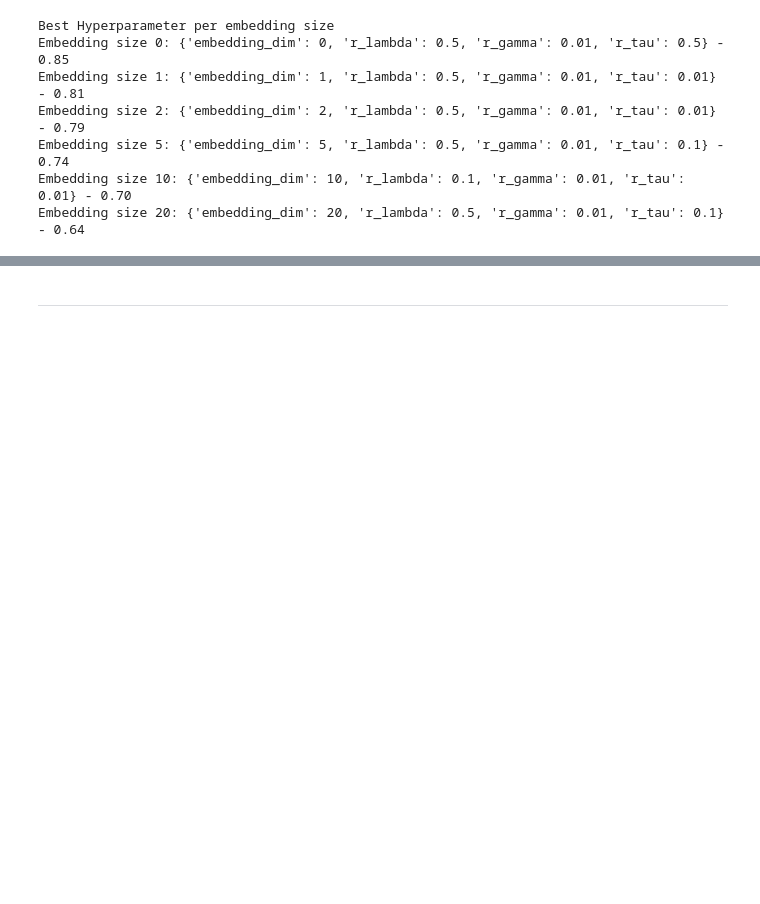
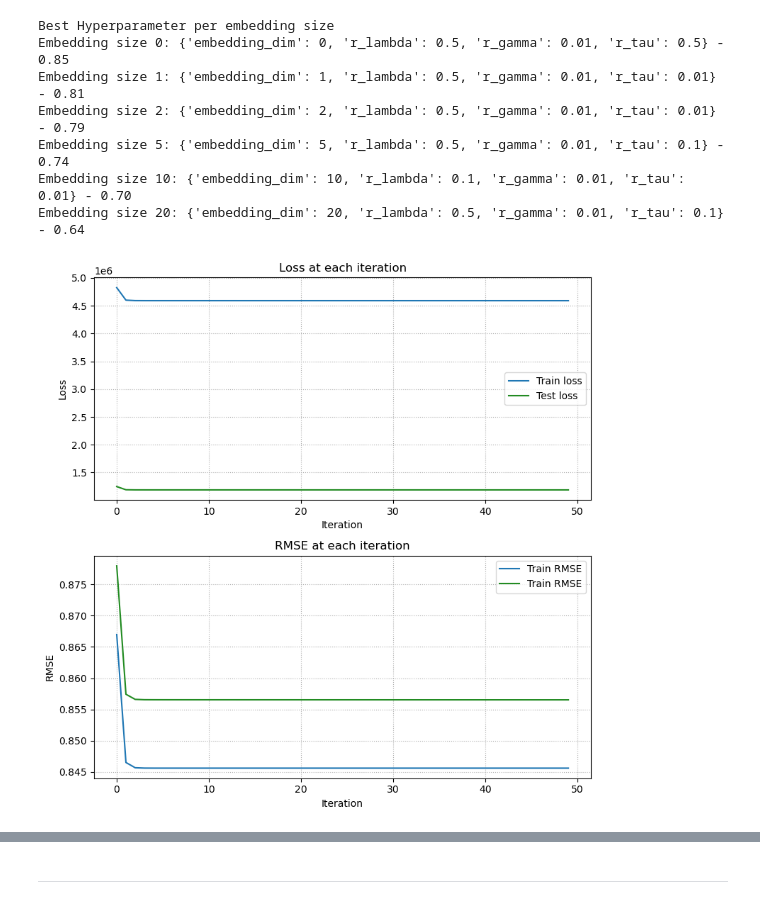
Before and after one commit to Toavina00/Recommender-system, a Jupyter notebook: notebooks/training.ipynb, the cells around one changed output, grey strips where cells are left out. Drawn from its saved outputs; the diff is of its cells as text; code cells hidden in the pictures; blank space fills up the shorter version.

Commit message:
fix training

```diff
--- a/notebooks/training.ipynb
+++ b/notebooks/training.ipynb
@@ -55,3 +55,34 @@ Embedding size 2: {'embedding_dim': 2, 'r_lambda': 0.5, 'r_gamma': 0.01, 'r_tau'
 Embedding size 5: {'embedding_dim': 5, 'r_lambda': 0.5, 'r_gamma': 0.01, 'r_tau': 0.1} - 0.74
 Embedding size 10: {'embedding_dim': 10, 'r_lambda': 0.1, 'r_gamma': 0.01, 'r_tau': 0.01} - 0.70
 Embedding size 20: {'embedding_dim': 20, 'r_lambda': 0.5, 'r_gamma': 0.01, 'r_tau': 0.1} - 0.64
+# %%
+hyper_params = {'embedding_dim': 0, 'r_lambda': 0.5, 'r_gamma': 0.01, 'r_tau': 0.5}
+
+train_loss, train_rmse, test_loss, test_rmse, user_bias, movie_bias, user_embeddings, movie_embeddings = training_loop(
+    train.user_movies, train.movie_users, test.user_movies, test.movie_users,
+    n_iter = 50, **hyper_params
+)
+# %%
+fig, axs = plt.subplots(2, 1, figsize=(8, 8))
+
+axs[0].plot(train_loss, label="Train loss")
+axs[0].plot(test_loss, color="forestgreen", label="Test loss")
+axs[0].set_xlabel("Iteration")
+axs[0].set_ylabel("Loss")
+axs[0].set_title("Loss at each iteration")
+axs[0].grid(True, linestyle=":")
+axs[0].legend()
+
+axs[1].plot(train_rmse, label="Train RMSE")
+axs[1].plot(test_rmse, color="forestgreen", label="Train RMSE")
+axs[1].set_xlabel("Iteration")
+axs[1].set_ylabel("RMSE")
+axs[1].set_title("RMSE at each iteration")
+axs[1].grid(True, linestyle=":")
+axs[1].legend()
+
+plt.tight_layout()
+plt.savefig("../artifacts/plot/32m_training_bias_only.svg", format="svg")
+plt.show()
+# %% [output]
+[figure, added]
```
Also changed, not shown: parts of 6 cells of this notebook, 15 other files.
